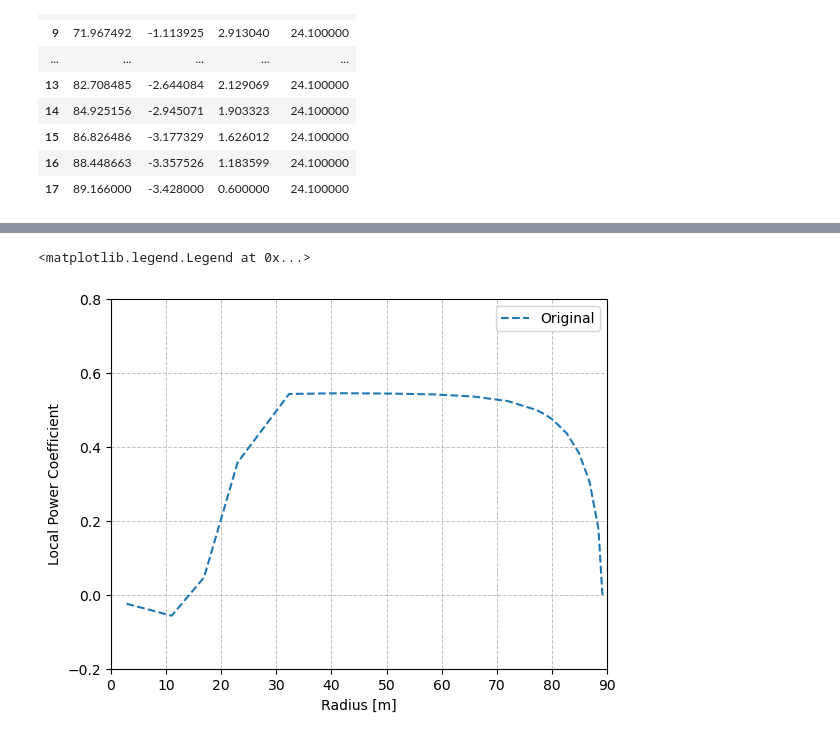
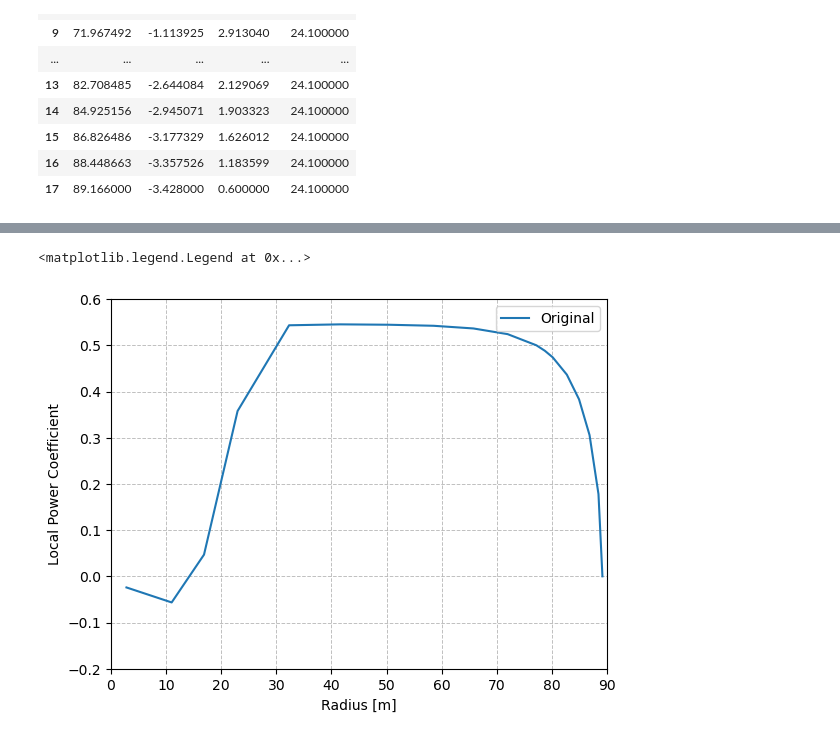
Before and after one commit to SpyrosAcheimastos/WTTA_BEM, a Jupyter notebook: compare_report.ipynb, the cells around one changed output, grey strips where cells are left out. Drawn from its saved outputs; the diff is of its cells as text; code cells hidden in the pictures.

```diff
--- a/compare_report.ipynb
+++ b/compare_report.ipynb
@@ -70,13 +70,13 @@ C_P = 0.463
 # %%
 import matplotlib.pyplot as plt
 
-plt.plot(df['r'], C_P_local_list, '--', label='Original')
+plt.plot(df['r'], C_P_local_list, '-', label='Original')
 plt.xlabel('Radius [m]')
 plt.ylabel('Local Power Coefficient')
 plt.xlim(0, 90)
-plt.ylim(-0.2, 0.8)
+plt.ylim(-0.2, 0.6)
 plt.grid(linestyle='--', linewidth=0.7, alpha=0.8)
 plt.legend()
 # %% [output]
 <matplotlib.legend.Legend at 0x...>
-[figure, old version]
+[figure, new version]
```
Also changed, not shown: parts of 1 cell of this notebook, 1 other file.
